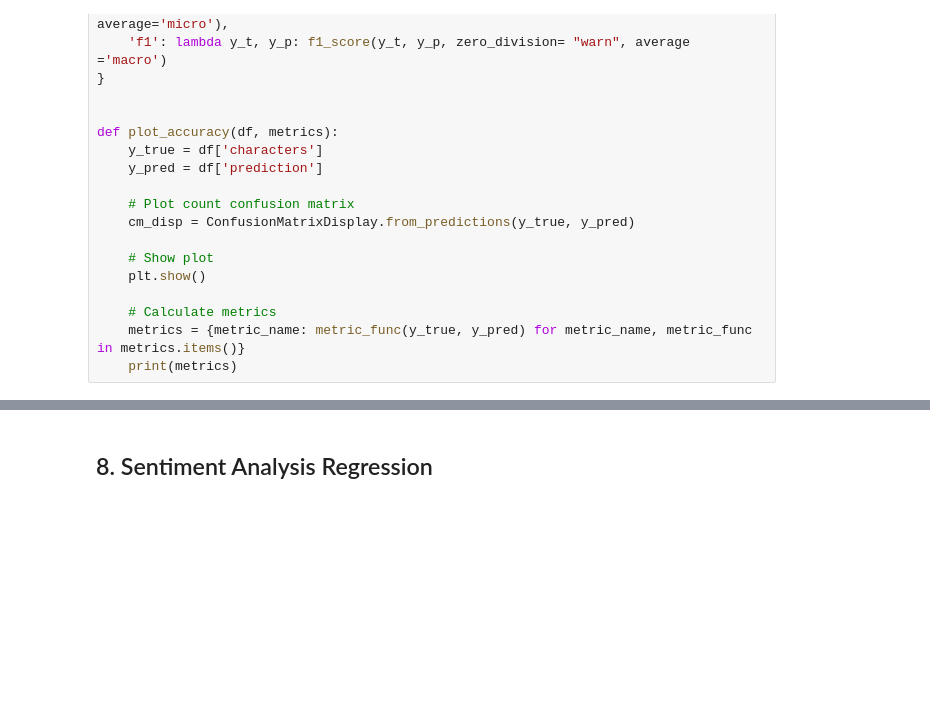
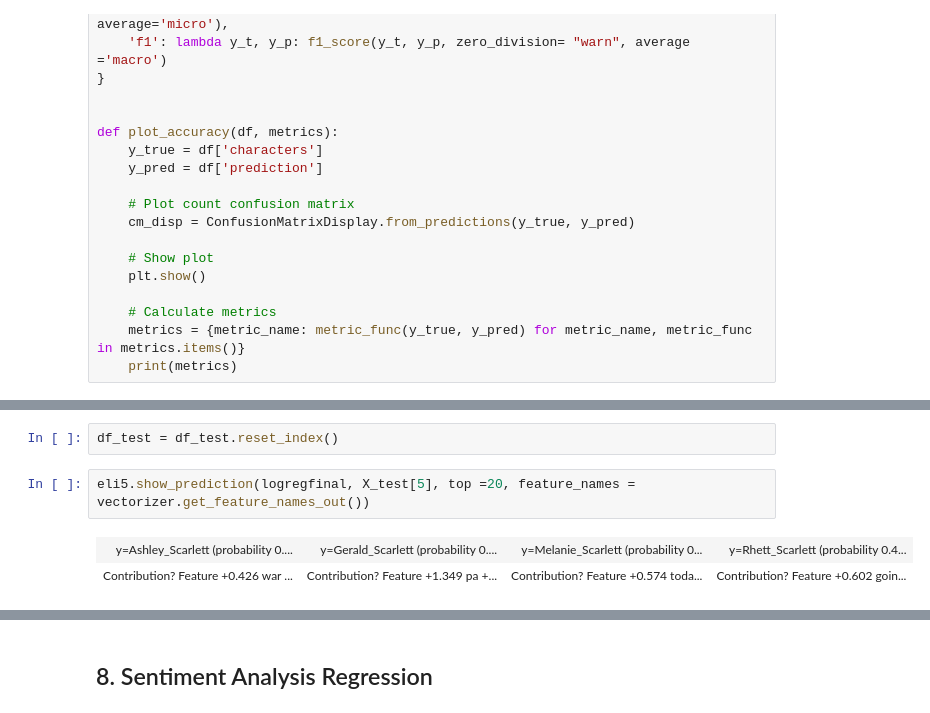
Before and after one commit to mkorob/NovelAnalysis, a Jupyter notebook: GoneWithTheWind.ipynb, the cells around one changed output, grey strips where cells are left out. Saved outputs shown, nothing was run; the diff lists cells and outputs as text; blank space fills up the shorter version.

```diff
--- a/GoneWithTheWind.ipynb
+++ b/GoneWithTheWind.ipynb
@@ -983,0 +1015,7 @@ plot_accuracy(df_test, default_metrics)
+# %%
+df_test = df_test.reset_index()
+# %%
+eli5.show_prediction(logregfinal, X_test[5], top =20, feature_names = vectorizer.get_feature_names_out())
+# %% [output]
+| y=Ashley_Scarlett (probability 0.... | y=Gerald_Scarlett (probability 0.... | y=Melanie_Scarlett (probability 0... | y=Rhett_Scarlett (probability 0.4... |
+| Contribution? Feature +0.426 war ... | Contribution? Feature +1.349 pa +... | Contribution? Feature +0.574 toda... | Contribution? Feature +0.602 goin... |
```
Also changed, not shown: parts of 30 cells of this notebook.
